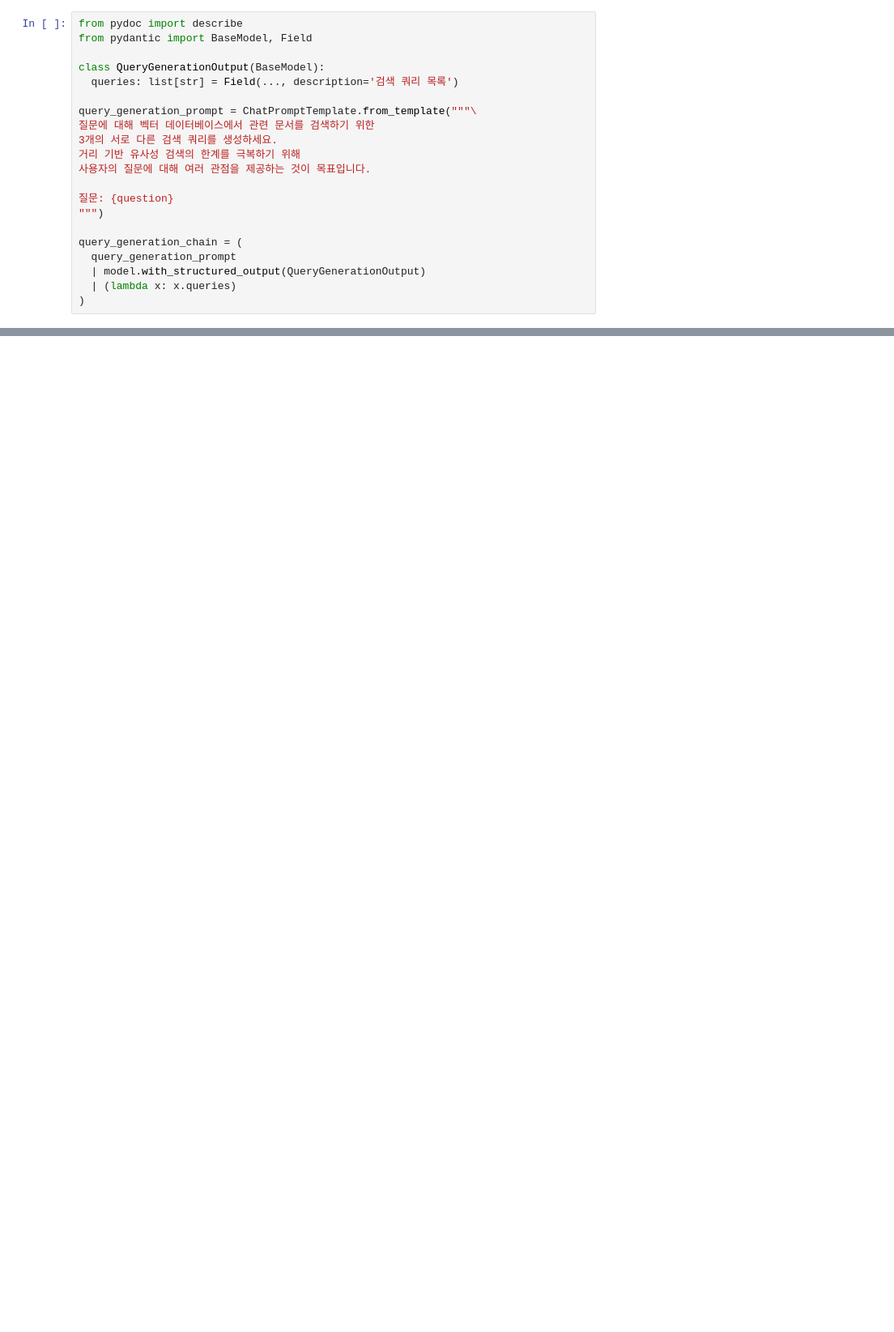
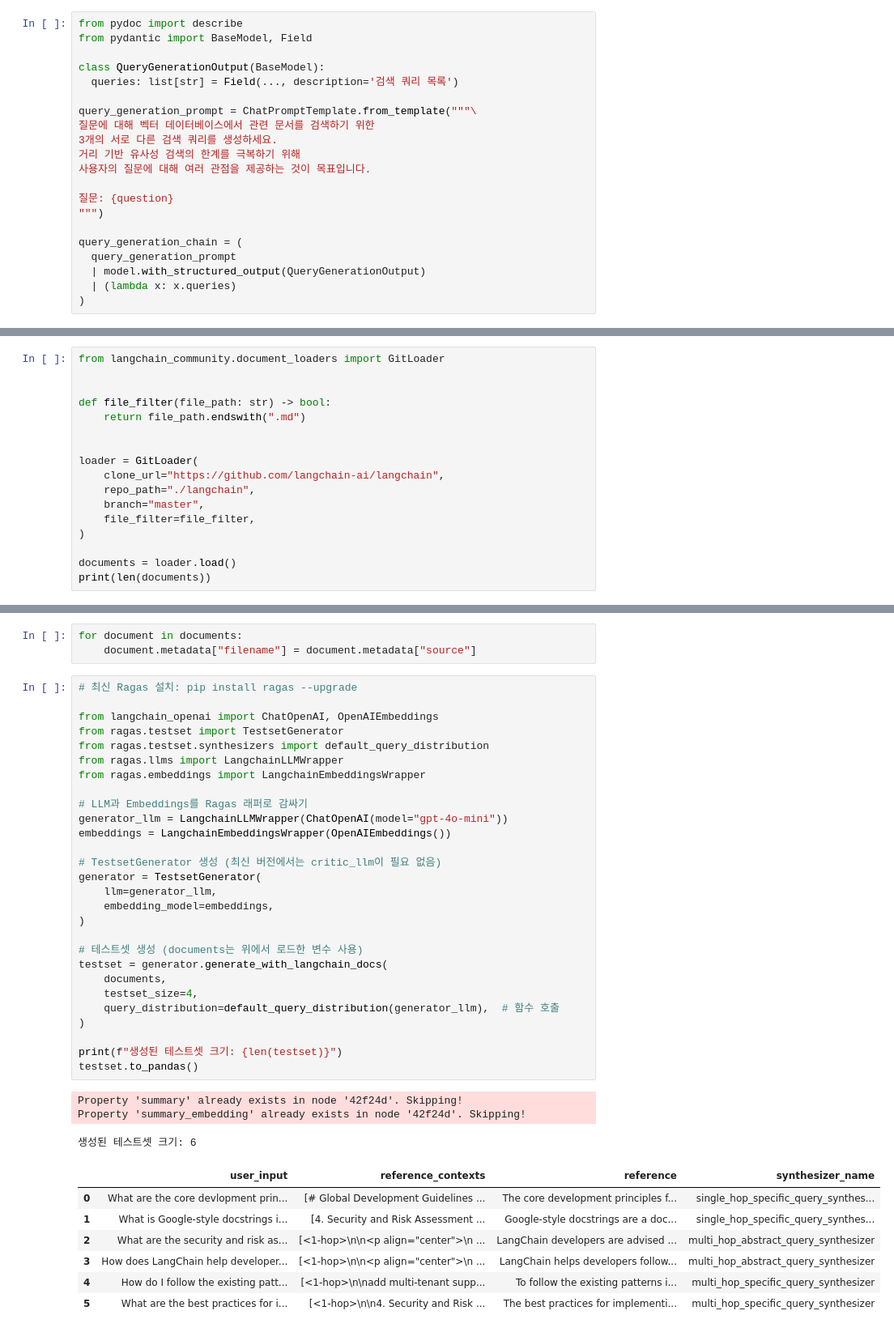
Before and after one commit to HyeonSeongSon/langchain_graph, a Jupyter notebook: Langchain.ipynb, the cells around one changed output, grey strips where cells are left out. Shown at 81% size. Drawn from its saved outputs; the diff is of its cells as text; blank space fills up the shorter version.

```diff
--- a/Langchain.ipynb
+++ b/Langchain.ipynb
@@ -718,0 +725,17 @@ multi_query_rag_chain.invoke("Langchain의 개요를 알려줘")
+# %%
+from langchain_community.document_loaders import GitLoader
+
+
+def file_filter(file_path: str) -> bool:
+    return file_path.endswith(".md")
+
+
+loader = GitLoader(
+    clone_url="https://github.com/langchain-ai/langchain",
+    repo_path="./langchain",
+    branch="master",
+    file_filter=file_filter,
+)
+
+documents = loader.load()
+print(len(documents))
@@ -718,0 +748,42 @@ multi_query_rag_chain.invoke("Langchain의 개요를 알려줘")
+# %%
+for document in documents:
+    document.metadata["filename"] = document.metadata["source"]
+# %%
+# 최신 Ragas 설치: pip install ragas --upgrade
+
+from langchain_openai import ChatOpenAI, OpenAIEmbeddings
+from ragas.testset import TestsetGenerator
+from ragas.testset.synthesizers import default_query_distribution
+from ragas.llms import LangchainLLMWrapper
+from ragas.embeddings import LangchainEmbeddingsWrapper
+
+# LLM과 Embeddings를 Ragas 래퍼로 감싸기
+generator_llm = LangchainLLMWrapper(ChatOpenAI(model="gpt-4o-mini"))
+embeddings = LangchainEmbeddingsWrapper(OpenAIEmbeddings())
+
+# TestsetGenerator 생성 (최신 버전에서는 critic_llm이 필요 없음)
+generator = TestsetGenerator(
+    llm=generator_llm,
+    embedding_model=embeddings,
+)
+
+# 테스트셋 생성 (documents는 위에서 로드한 변수 사용)
+testset = generator.generate_with_langchain_docs(
+    documents,
+    testset_size=4,
+    query_distribution=default_query_distribution(generator_llm),  # 함수 호출
+)
+
+print(f"생성된 테스트셋 크기: {len(testset)}")
+testset.to_pandas()
+# %% [output]
+Property 'summary' already exists in node '42f24d'. Skipping!
+Property 'summary_embedding' already exists in node '42f24d'. Skipping!
+생성된 테스트셋 크기: 6
+|  | user_input | reference_contexts | reference | synthesizer_name |
+| 0 | What are the core devlopment prin... | [# Global Development Guidelines ... | The core development principles f... | single_hop_specific_query_synthes... |
+| 1 | What is Google-style docstrings i... | [4. Security and Risk Assessment ... | Google-style docstrings are a doc... | single_hop_specific_query_synthes... |
+| 2 | What are the security and risk as... | [<1-hop>\n\n<p align="center">\n ... | LangChain developers are advised ... | multi_hop_abstract_query_synthesizer |
+| 3 | How does LangChain help developer... | [<1-hop>\n\n<p align="center">\n ... | LangChain helps developers follow... | multi_hop_abstract_query_synthesizer |
+| 4 | How do I follow the existing patt... | [<1-hop>\n\nadd multi-tenant supp... | To follow the existing patterns i... | multi_hop_specific_query_synthesizer |
+| 5 | What are the best practices for i... | [<1-hop>\n\n4. Security and Risk ... | The best practices for implementi... | multi_hop_specific_query_synthesizer |
```
Also changed, not shown: parts of 12 cells of this notebook.
